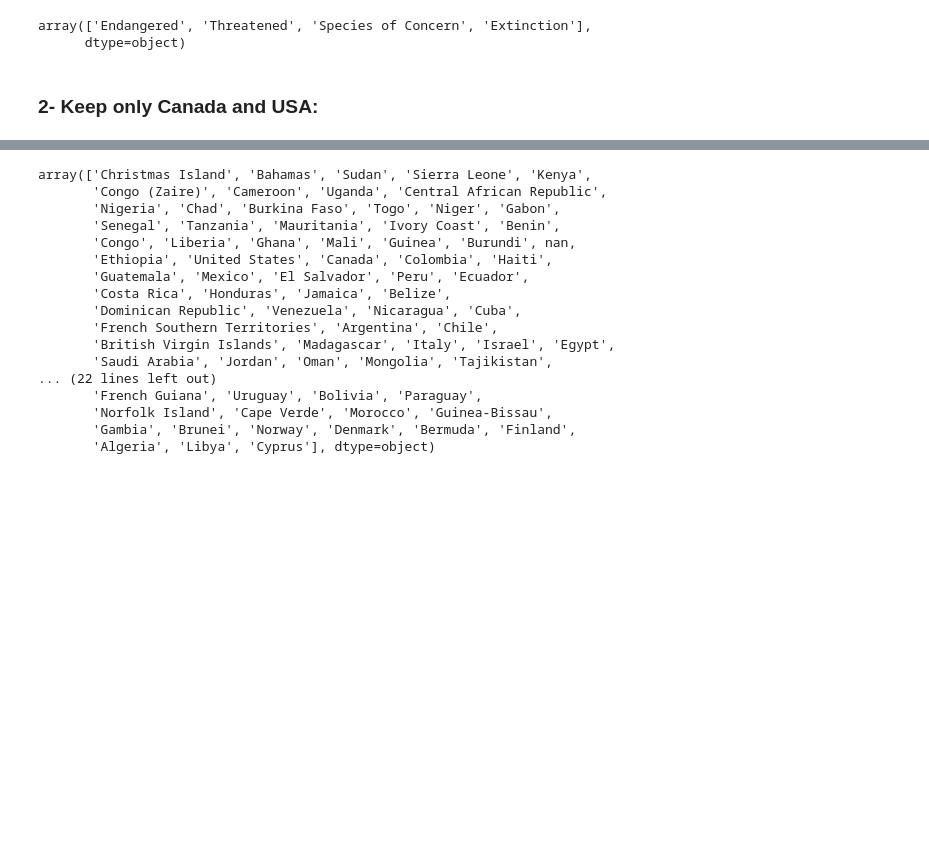
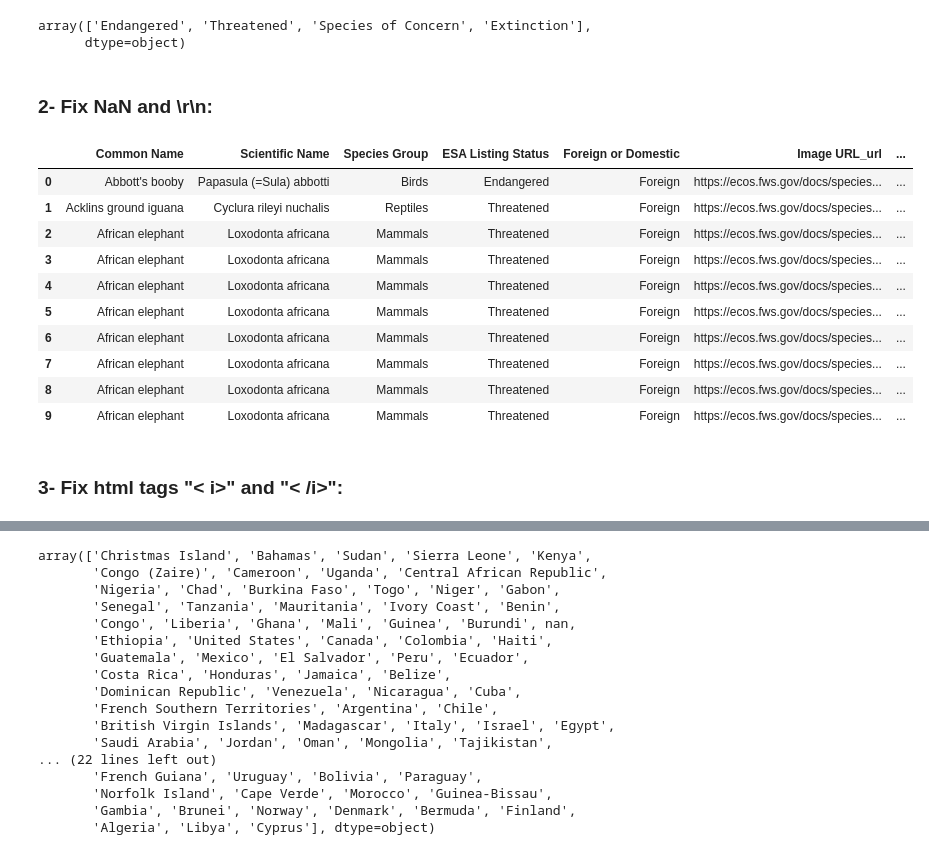
Before and after one commit to AmyLG/midstone-extinction, a Jupyter notebook: notebook/Midstone_cleaning_01.ipynb, the cells around one changed output, grey strips where cells are left out. Saved outputs shown, nothing was run; the diff lists cells and outputs as text; code cells hidden in the pictures; blank space fills up the shorter version.

```diff
--- a/notebook/Midstone_cleaning_01.ipynb
+++ b/notebook/Midstone_cleaning_01.ipynb
@@ -55,7 +55,7 @@ array(['Wherever found',
       dtype=object)
 # %%
 ### drop columns
-ecos_species = ecos_species.drop(["Scientific Name_url", "ESA Listing Date", "Entity Description"], axis = 1)
+ecos_species = ecos_species.drop(["Scientific Name_url", "ESA Listing Date", "Entity Description", "Image URL"], axis = 1)
 # %%
 ecos_species.shape
 # %% [output]
@@ -129,5 +129,33 @@ ecos_end_species["ESA Listing Status"].unique()
 # %% [output]
 array(['Endangered', 'Threatened', 'Species of Concern', 'Extinction'],
       dtype=object)
-# %% [markdown]
-### 2- Keep only Canada and USA:
+# %% [markdown]
+### 2- Fix NaN and \r\n:
+# %%
+### Fix "\r\n" in column "Movement..." with "No info available"
+dict = {'\r\n':"No information available"}
+ecos_end_species = ecos_end_species.replace(dict)
+# %%
+### Fix NaN values in columns with NaN in it with "No info available"
+ecos_end_species['Food Habits'] = ecos_end_species['Food Habits'].fillna("No information available")
+ecos_end_species['Habitat Requirements'] = ecos_end_species['Habitat Requirements'].fillna("No information available")
+ecos_end_species['Movement / Home Range'] = ecos_end_species['Movement / Home Range'].fillna("No information available")
+ecos_end_species['Threat Comments'] = ecos_end_species['Threat Comments'].fillna("No information available")
+ecos_end_species['Reproductive Strategy'] = ecos_end_species['Reproductive Strategy'].fillna("No information available")
+ecos_end_species['Species Description'] = ecos_end_species['Species Description'].fillna("No information available")
+# %%
+ecos_end_species.head(10)
+# %% [output]
+|  | Common Name | Scientific Name | Species Group | ESA Listing Status | Foreign or Domestic | Image URL_url | ... |
+| 0 | Abbott's booby | Papasula (=Sula) abbotti | Birds | Endangered | Foreign | https://ecos.fws.gov/docs/species... | ... |
+| 1 | Acklins ground iguana | Cyclura rileyi nuchalis | Reptiles | Threatened | Foreign | https://ecos.fws.gov/docs/species... | ... |
+| 2 | African elephant | Loxodonta africana | Mammals | Threatened | Foreign | https://ecos.fws.gov/docs/species... | ... |
+| 3 | African elephant | Loxodonta africana | Mammals | Threatened | Foreign | https://ecos.fws.gov/docs/species... | ... |
+| 4 | African elephant | Loxodonta africana | Mammals | Threatened | Foreign | https://ecos.fws.gov/docs/species... | ... |
+| 5 | African elephant | Loxodonta africana | Mammals | Threatened | Foreign | https://ecos.fws.gov/docs/species... | ... |
+| 6 | African elephant | Loxodonta africana | Mammals | Threatened | Foreign | https://ecos.fws.gov/docs/species... | ... |
+| 7 | African elephant | Loxodonta africana | Mammals | Threatened | Foreign | https://ecos.fws.gov/docs/species... | ... |
+| 8 | African elephant | Loxodonta africana | Mammals | Threatened | Foreign | https://ecos.fws.gov/docs/species... | ... |
+| 9 | African elephant | Loxodonta africana | Mammals | Threatened | Foreign | https://ecos.fws.gov/docs/species... | ... |
+# %% [markdown]
+### 3- Fix html tags "< i>" and "< /i>":
```
Also changed, not shown: parts of 77 cells of this notebook, 13 other files.
